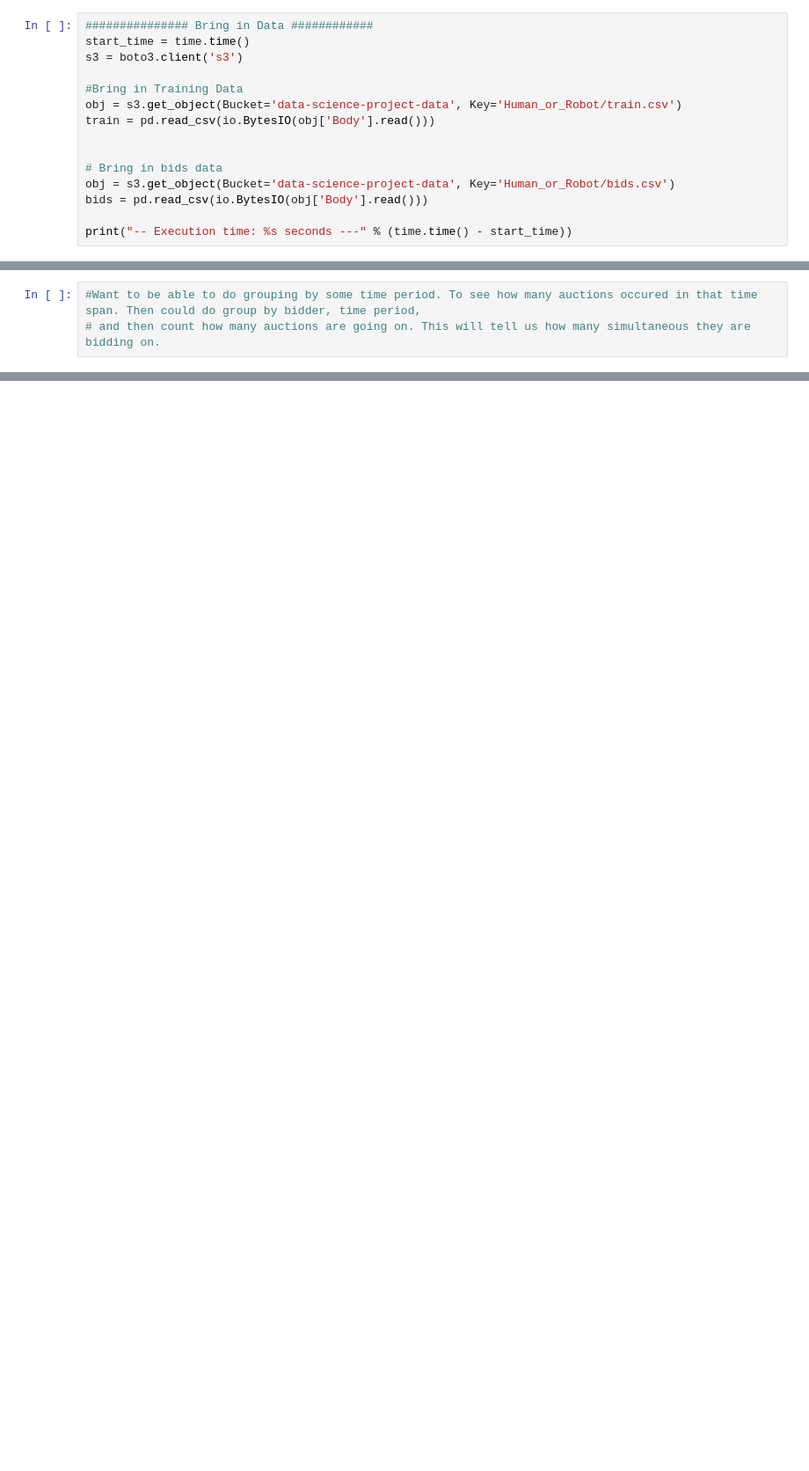
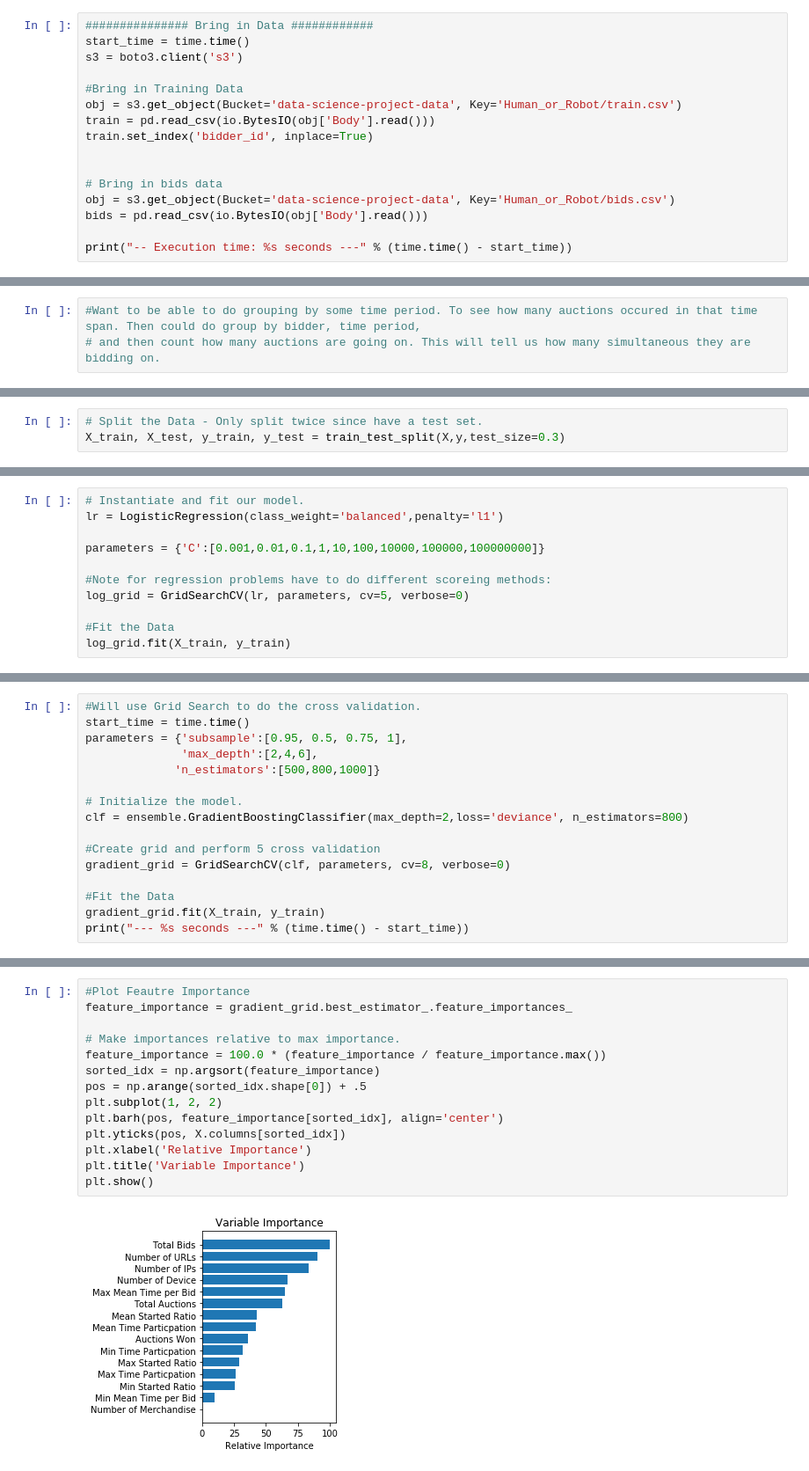
Before and after one commit to madderle/Human-or-Robot, a Jupyter notebook: src/Live Auction.ipynb, the cells around one changed output, grey strips where cells are left out. Shown: that part at 88% size. Saved outputs shown, nothing was run; the diff lists cells and outputs as text; blank space fills up the shorter version.

Commit message:
Finihed with feature generation and added model development

```diff
--- a/src/Live Auction.ipynb
+++ b/src/Live Auction.ipynb
@@ -48,6 +58,7 @@ s3 = boto3.client('s3')
 #Bring in Training Data
 obj = s3.get_object(Bucket='data-science-project-data', Key='Human_or_Robot/train.csv')
 train = pd.read_csv(io.BytesIO(obj['Body'].read()))
+train.set_index('bidder_id', inplace=True)
 
 
 # Bring in bids data
@@ -370,0 +460,3 @@ bidder_auction_full.head(10)
+# %%
+# Split the Data - Only split twice since have a test set.
+X_train, X_test, y_train, y_test = train_test_split(X,y,test_size=0.3)
@@ -370,0 +506,11 @@ bidder_auction_full.head(10)
+# %%
+# Instantiate and fit our model.
+lr = LogisticRegression(class_weight='balanced',penalty='l1')
+
+parameters = {'C':[0.001,0.01,0.1,1,10,100,10000,100000,100000000]}
+
+#Note for regression problems have to do different scoreing methods:
+log_grid = GridSearchCV(lr, parameters, cv=5, verbose=0)
+
+#Fit the Data
+log_grid.fit(X_train, y_train)
@@ -370,0 +548,16 @@ bidder_auction_full.head(10)
+# %%
+#Will use Grid Search to do the cross validation.
+start_time = time.time()
+parameters = {'subsample':[0.95, 0.5, 0.75, 1],
+              'max_depth':[2,4,6],
+             'n_estimators':[500,800,1000]}
+
+# Initialize the model.
+clf = ensemble.GradientBoostingClassifier(max_depth=2,loss='deviance', n_estimators=800)
+
+#Create grid and perform 5 cross validation
+gradient_grid = GridSearchCV(clf, parameters, cv=8, verbose=0)
+
+#Fit the Data
+gradient_grid.fit(X_train, y_train)
+print("--- %s seconds ---" % (time.time() - start_time))
@@ -370,0 +580,16 @@ bidder_auction_full.head(10)
+# %%
+#Plot Feautre Importance
+feature_importance = gradient_grid.best_estimator_.feature_importances_
+
+# Make importances relative to max importance.
+feature_importance = 100.0 * (feature_importance / feature_importance.max())
+sorted_idx = np.argsort(feature_importance)
+pos = np.arange(sorted_idx.shape[0]) + .5
+plt.subplot(1, 2, 2)
+plt.barh(pos, feature_importance[sorted_idx], align='center')
+plt.yticks(pos, X.columns[sorted_idx])
+plt.xlabel('Relative Importance')
+plt.title('Variable Importance')
+plt.show()
+# %% [output]
+[figure, added]
```
Also changed, not shown: parts of 36 cells of this notebook.
